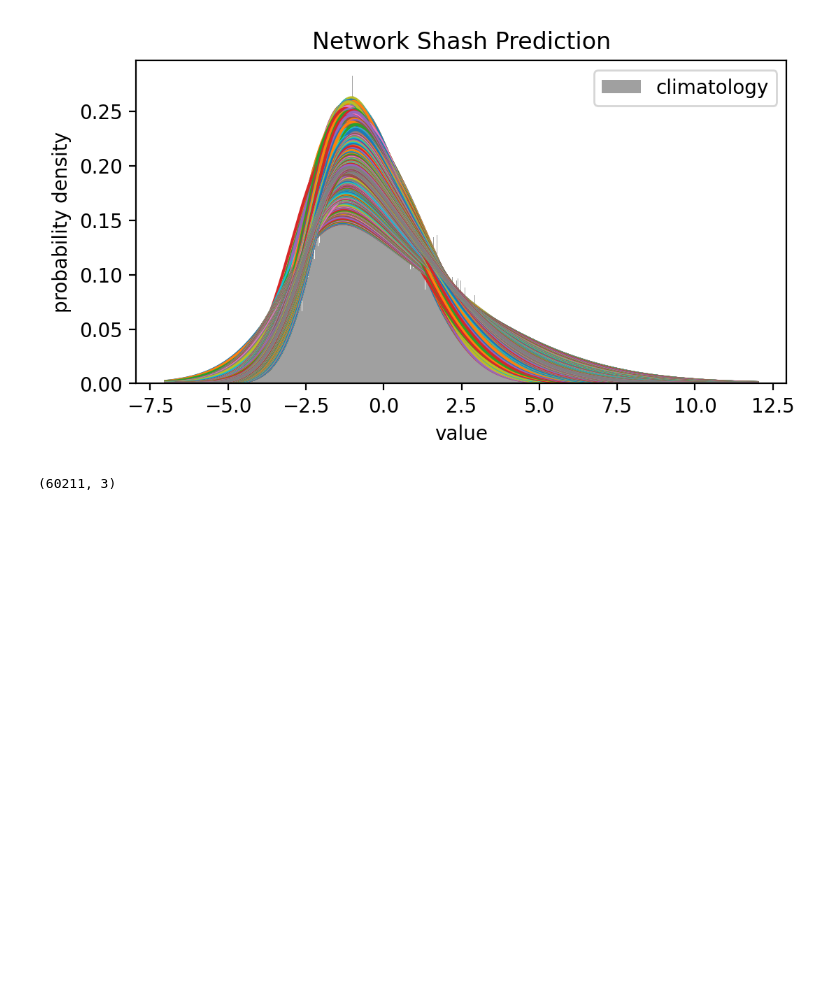
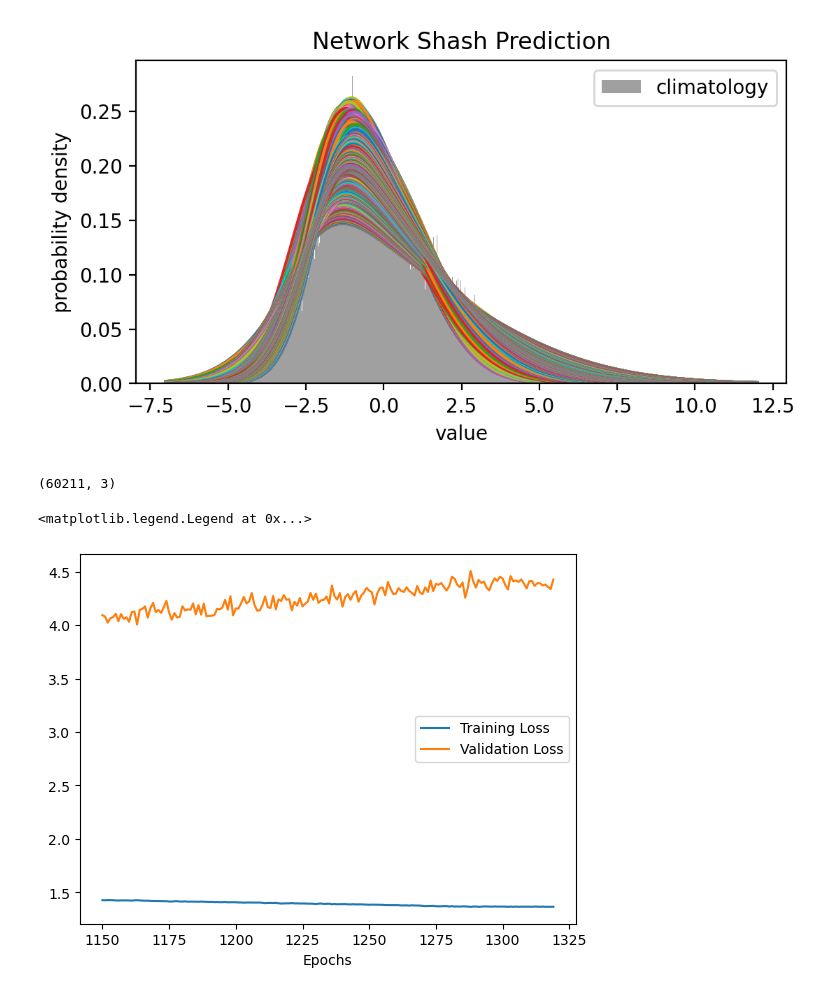
Before and after one commit to Jolan-vP/E3SM, a Jupyter notebook: playfile.ipynb, the cells around one changed output. Cells and saved outputs as stored; diff of their text form; code cells hidden in the pictures; blank space fills up the shorter version.

```diff
--- a/playfile.ipynb
+++ b/playfile.ipynb
@@ -607,0 +653,11 @@ training_point2 = train_dat['y'].values
+# %%
+x = np.arange(1150, 1150 + len(train_loss_array))
+plt.figure()
+plt.plot(x, train_loss_array, label = "Training Loss")
+# plt.figure()
+plt.plot(x, val_loss_array, label = "Validation Loss")
+plt.xlabel('Epochs')
+plt.legend()
+# %% [output]
+<matplotlib.legend.Legend at 0x...>
+[figure, added]
```
Also changed, not shown: parts of 2 cells of this notebook, 9 other files.
